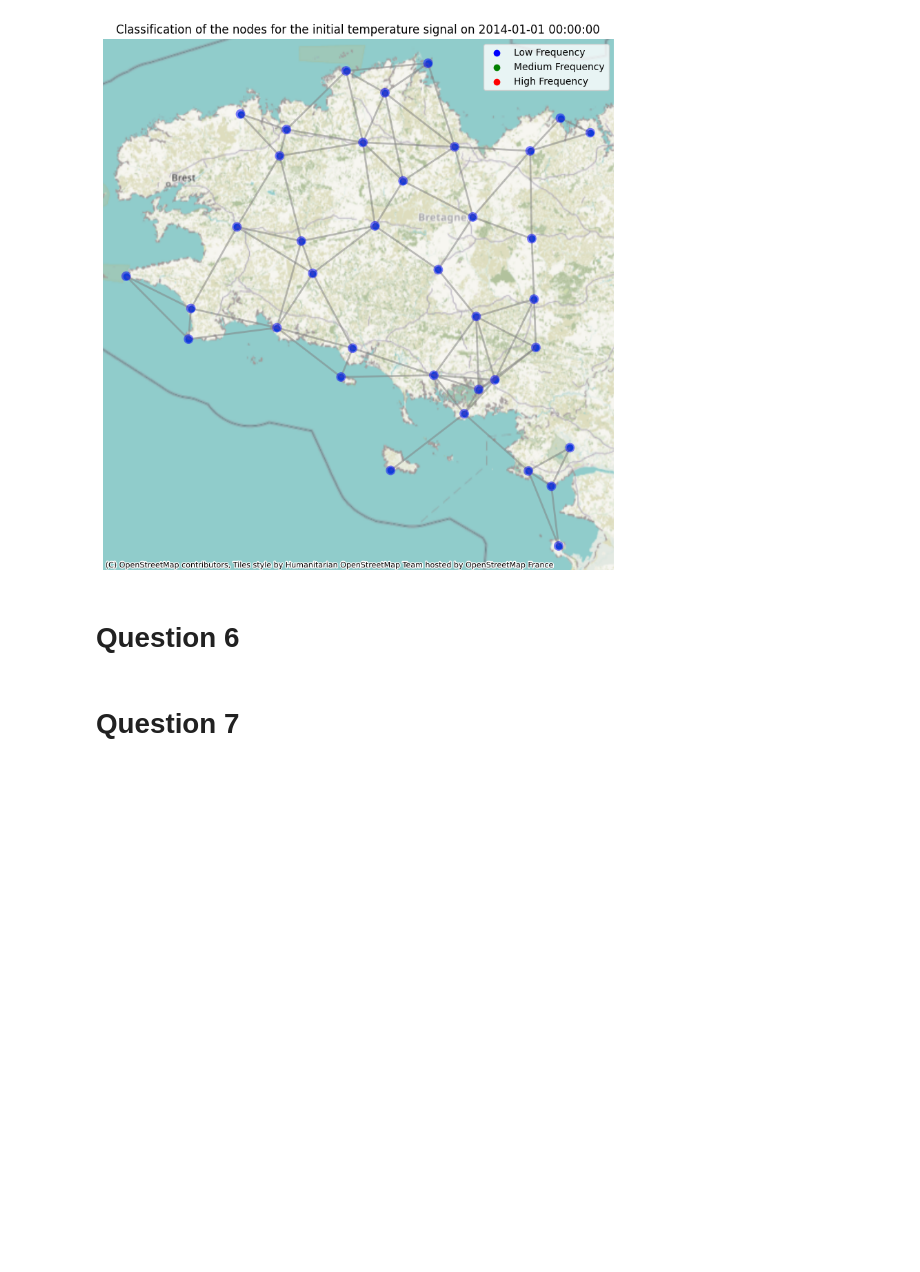
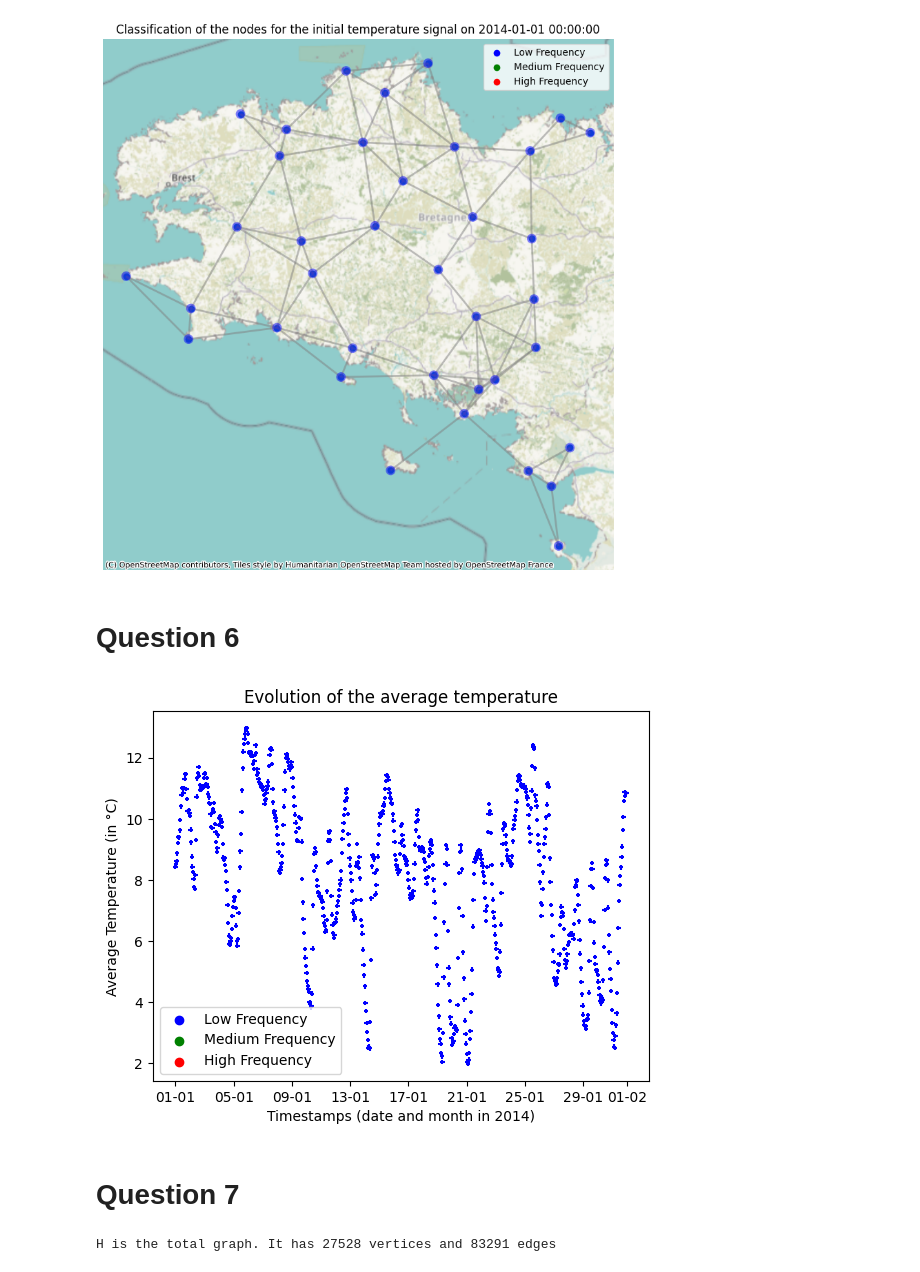
Before and after one commit to victorgalmiche/TimeSeries-TP3, a Jupyter notebook: Assignment 3.ipynb, the cells around one changed output. Drawn from its saved outputs; the diff is of its cells as text; code cells hidden in the pictures; blank space fills up the shorter version.

```diff
--- a/Assignment 3.ipynb
+++ b/Assignment 3.ipynb
@@ -350,5 +353,42 @@ plt.show()
 [figure]
 # %% [markdown]
 # Question 6
+# %%
+average_temperatures = np.mean(temperature_df_cleaned, axis=1) # Average temperature at each timestamp
+
+majority_classes = []
+for temperature_profile in temperature_df_cleaned.to_numpy():
+    energies = energy_profile(temperature_profile)
+    classifications = np.argmax(energies, axis=1) # Each Node are classified
+    majority_classes.append(np.bincount(classifications).argmax())
+
+marker_colors = [colors[c] for c in majority_classes]
+
+plt.scatter(temperature_df_cleaned.index, average_temperatures, c=marker_colors, marker='+', s=10)
+date_form = DateFormatter("%d-%m")
+plt.gca().xaxis.set_major_formatter(date_form)
+
+for i in range(len(colors)):
+    plt.scatter([], [], c=colors[i], label=labels[i])
+plt.legend()
+
+plt.title('Evolution of the average temperature')
+plt.xlabel('Timestamps (date and month in 2014)')
+plt.ylabel('Average Temperature (in °C)')
+plt.show()
+# %% [output]
+[figure, added]
 # %% [markdown]
 # Question 7
+# %%
+# Construction of G', the temporal graph
+T = len(temperature_df_cleaned)
+G_prime = graphs.Path(T) # the temporal graph is a simple line
+
+# Construction of H via its adjacency matrix
+W_H = sparse.kron(G.W, sparse.eye(T)) + sparse.kron(sparse.eye(G.N), G_prime.W) # Use of the formula with Kronecker products
+H = graphs.Graph(W_H)
+
+print(f'H is the total graph. It has {H.N} vertices and {H.Ne} edges')
+# %% [output]
+H is the total graph. It has 27528 vertices and 83291 edges
```
Also changed, not shown: parts of 5 cells of this notebook, 1 other file.
